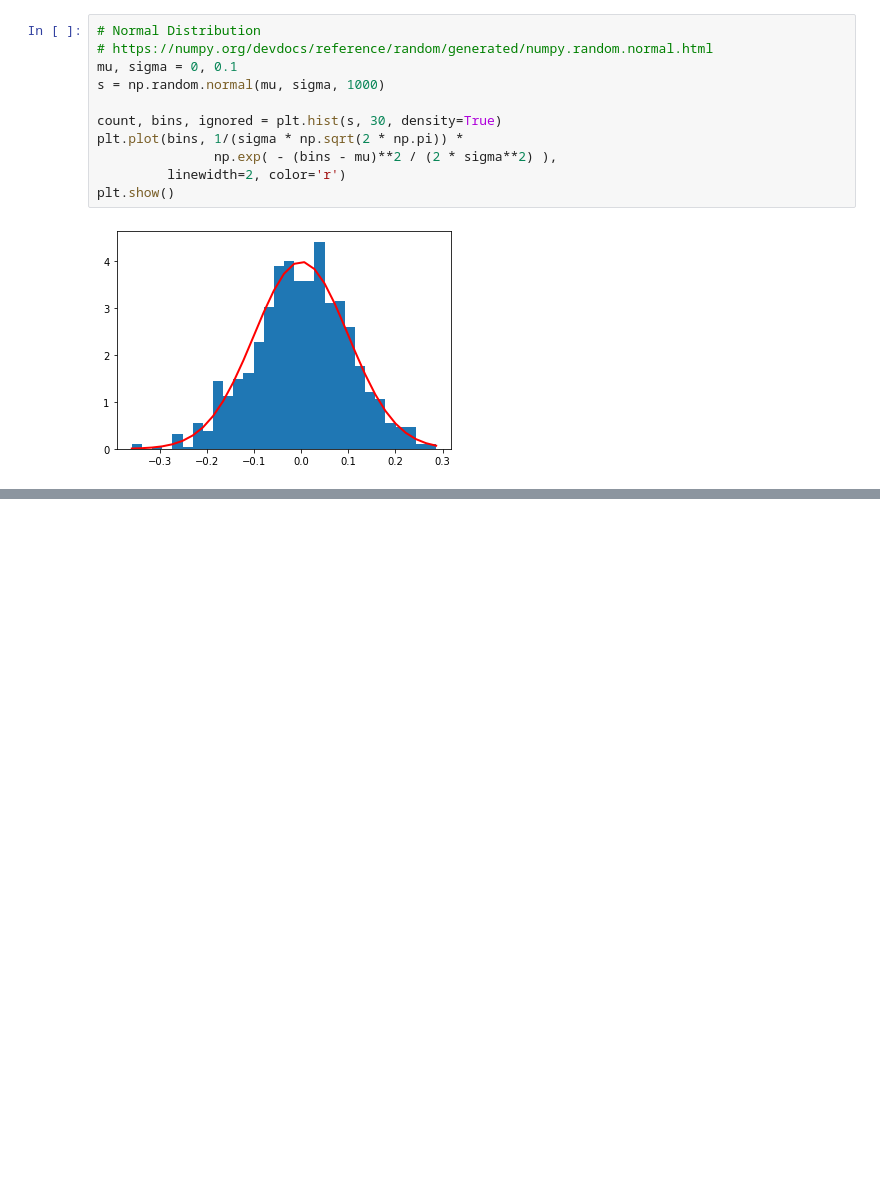
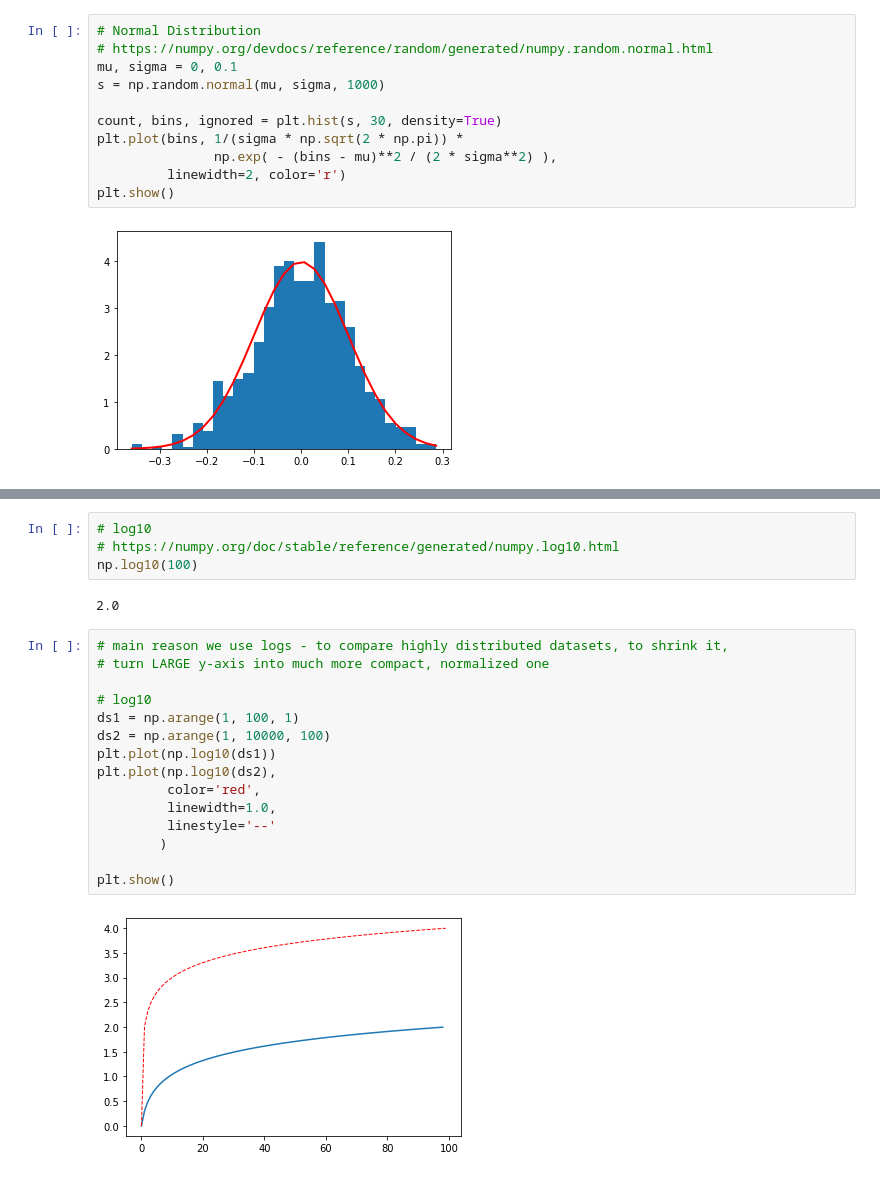
Before and after one commit to ooddaa/tradingAlgos, a Jupyter notebook: numpy.ipynb, the cells around one changed output, grey strips where cells are left out. Cells and saved outputs as stored; diff of their text form; blank space fills up the shorter version.

```diff
--- a/numpy.ipynb
+++ b/numpy.ipynb
@@ -242,0 +256,23 @@ plt.show()
+# %%
+# log10
+# https://numpy.org/doc/stable/reference/generated/numpy.log10.html
+np.log10(100)
+# %% [output]
+2.0
+# %%
+# main reason we use logs - to compare highly distributed datasets, to shrink it,
+# turn LARGE y-axis into much more compact, normalized one
+
+# log10
+ds1 = np.arange(1, 100, 1)
+ds2 = np.arange(1, 10000, 100)
+plt.plot(np.log10(ds1))
+plt.plot(np.log10(ds2),
+         color='red',
+         linewidth=1.0,
+         linestyle='--'
+        )
+
+plt.show()
+# %% [output]
+[figure, added]
```
Also changed, not shown: parts of 2 cells of this notebook, 14 other files.
